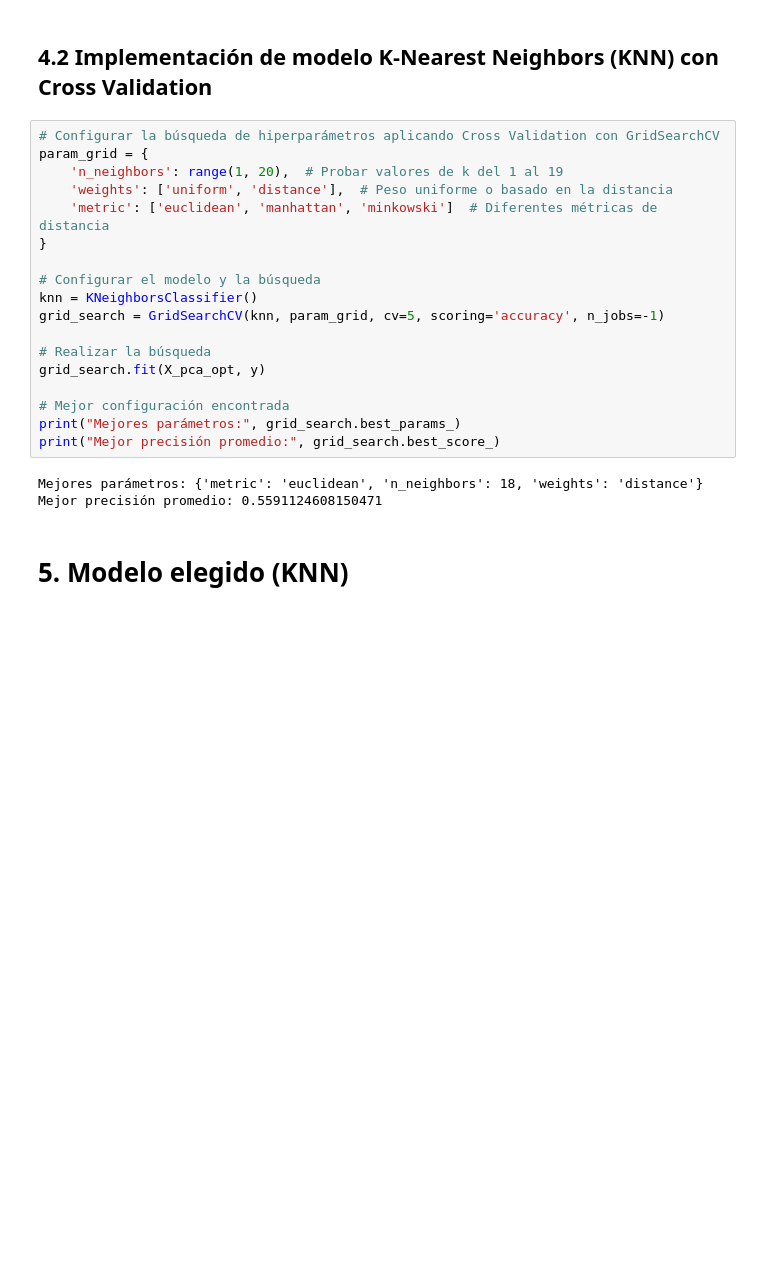
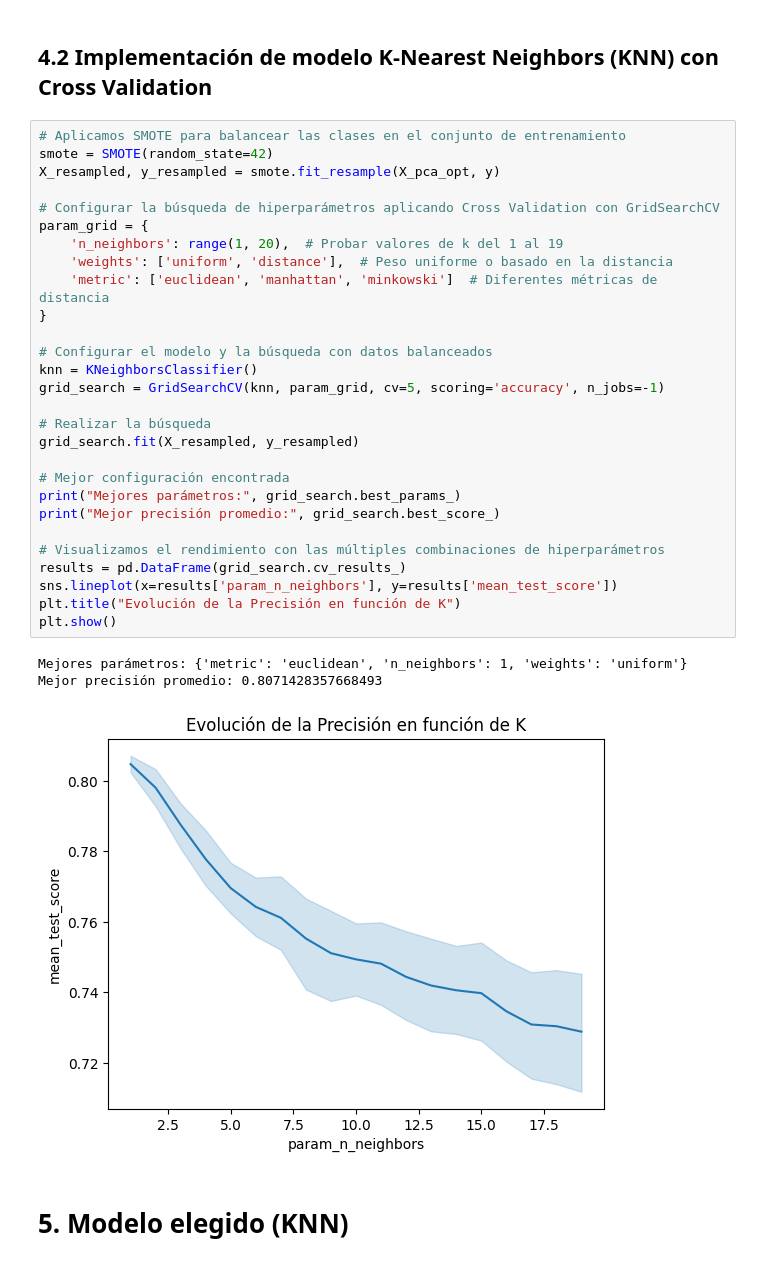
Before and after one commit to fjgr/IA_BigData, a Jupyter notebook: SNS/Act_3_5/SNS_ACT3_5–Clasificacion_de_vinos_tintos.ipynb, the cells around one changed output. Cells and saved outputs as stored; diff of their text form; blank space fills up the shorter version.

```diff
--- a/SNS/Act_3_5/SNS_ACT3_5–Clasificacion_de_vinos_tintos.ipynb
+++ b/SNS/Act_3_5/SNS_ACT3_5–Clasificacion_de_vinos_tintos.ipynb
@@ -133,26 +152,37 @@ Precisión promedio (Naive Bayes): 0.5447296238244513
 # %% [markdown]
 ## 4.2 Implementación de modelo K-Nearest Neighbors (KNN) con Cross Validation
 # %%
+# Aplicamos SMOTE para balancear las clases en el conjunto de entrenamiento
+smote = SMOTE(random_state=42)
+X_resampled, y_resampled = smote.fit_resample(X_pca_opt, y)
+
 # Configurar la búsqueda de hiperparámetros aplicando Cross Validation con GridSearchCV
 param_grid = {
     'n_neighbors': range(1, 20),  # Probar valores de k del 1 al 19
     'weights': ['uniform', 'distance'],  # Peso uniforme o basado en la distancia
     'metric': ['euclidean', 'manhattan', 'minkowski']  # Diferentes métricas de distancia
 }
 
-# Configurar el modelo y la búsqueda
+# Configurar el modelo y la búsqueda con datos balanceados
 knn = KNeighborsClassifier()
 grid_search = GridSearchCV(knn, param_grid, cv=5, scoring='accuracy', n_jobs=-1)
 
 # Realizar la búsqueda
-grid_search.fit(X_pca_opt, y)
+grid_search.fit(X_resampled, y_resampled)
 
 # Mejor configuración encontrada
 print("Mejores parámetros:", grid_search.best_params_)
 print("Mejor precisión promedio:", grid_search.best_score_)
+
+# Visualizamos el rendimiento con las múltiples combinaciones de hiperparámetros
+results = pd.DataFrame(grid_search.cv_results_)
+sns.lineplot(x=results['param_n_neighbors'], y=results['mean_test_score'])
+plt.title("Evolución de la Precisión en función de K")
+plt.show()
 # %% [output]
-Mejores parámetros: {'metric': 'euclidean', 'n_neighbors': 18, 'weights': 'distance'}
-Mejor precisión promedio: 0.5591124608150471
+Mejores parámetros: {'metric': 'euclidean', 'n_neighbors': 1, 'weights': 'uniform'}
+Mejor precisión promedio: 0.8071428357668493
+[figure, added]
 # %% [markdown]
 # 5. Modelo elegido (KNN)
 # %% [markdown]
```
Also changed, not shown: parts of 10 cells of this notebook.
